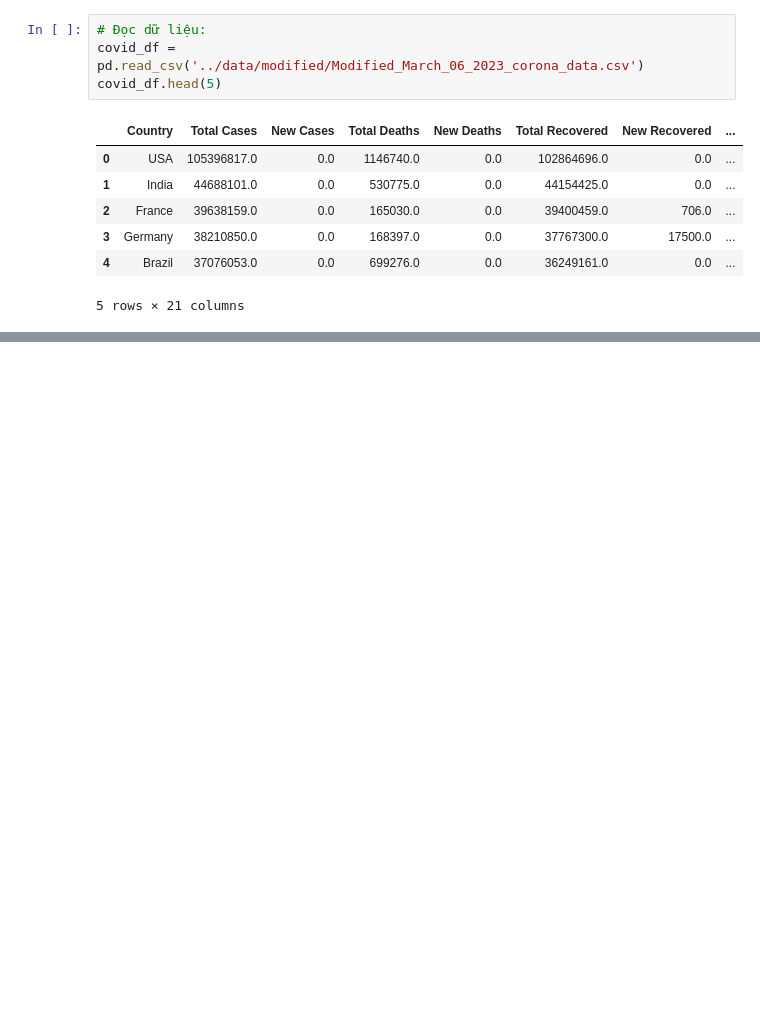
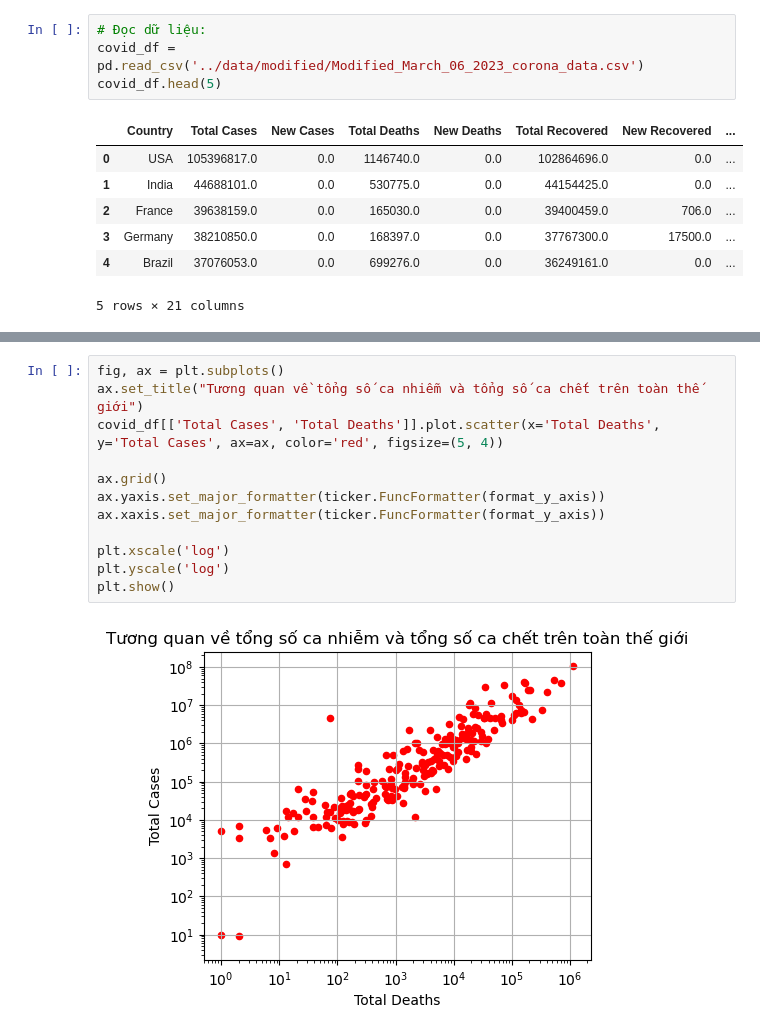
Before and after one commit to quytrungg/Group02_Lab01_CSC10108, a Jupyter notebook: data_analysis_visualize/QT_analysis.ipynb, the cells around one changed output, grey strips where cells are left out. Saved outputs shown, nothing was run; the diff lists cells and outputs as text; blank space fills up the shorter version.

```diff
--- a/data_analysis_visualize/QT_analysis.ipynb
+++ b/data_analysis_visualize/QT_analysis.ipynb
@@ -276,0 +74,14 @@ plt.show()
+# %%
+fig, ax = plt.subplots()
+ax.set_title("Tương quan về tổng số ca nhiễm và tổng số ca chết trên toàn thế giới")
+covid_df[['Total Cases', 'Total Deaths']].plot.scatter(x='Total Deaths', y='Total Cases', ax=ax, color='red', figsize=(5, 4))
+
+ax.grid()
+ax.yaxis.set_major_formatter(ticker.FuncFormatter(format_y_axis))
+ax.xaxis.set_major_formatter(ticker.FuncFormatter(format_y_axis))
+
+plt.xscale('log')
+plt.yscale('log')
+plt.show()
+# %% [output]
+[figure, added]
```
Also changed, not shown: parts of 41 cells of this notebook, 1 other file.
